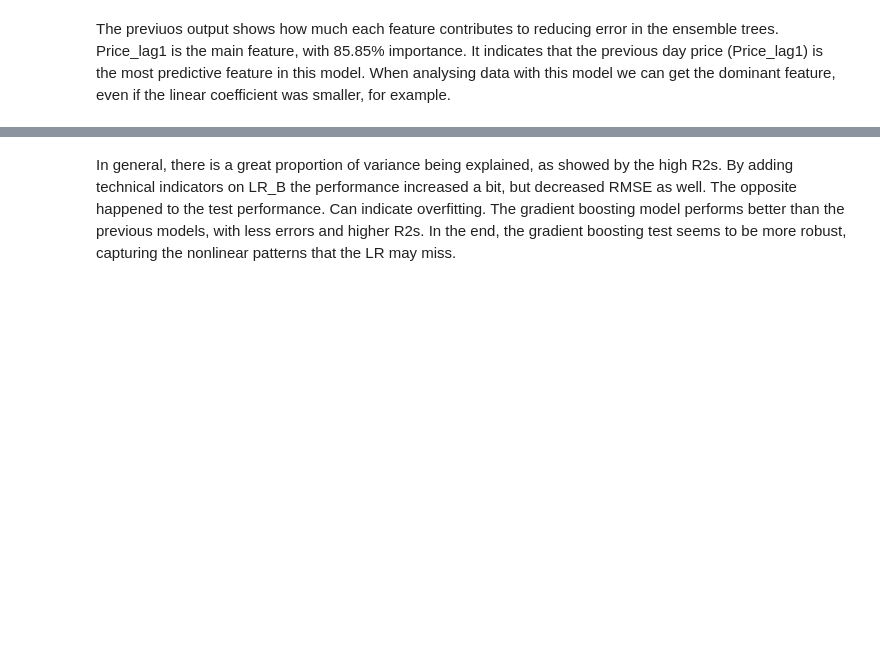
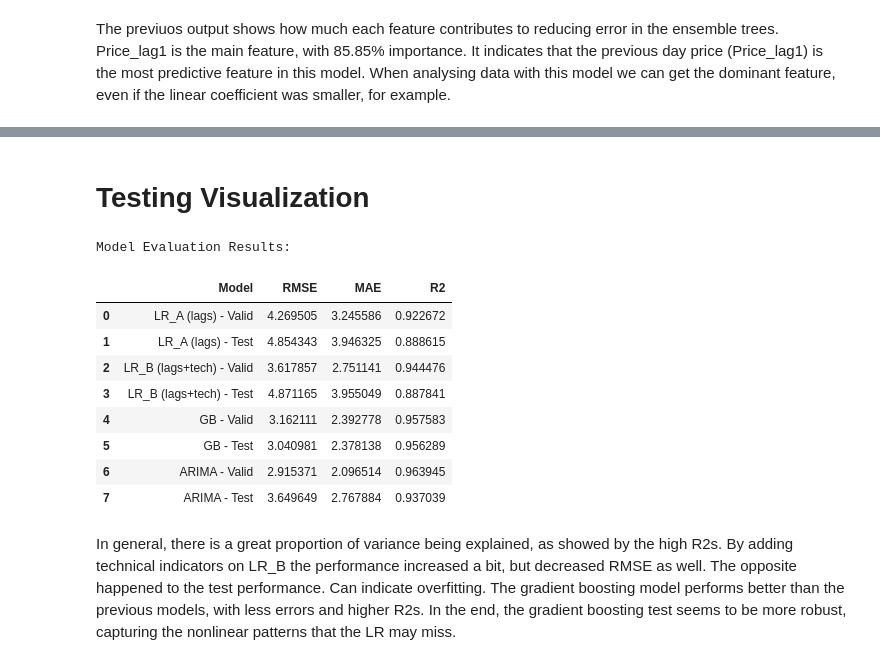
Before and after one commit to bruno-sassi/data_analytics_MSc, a Jupyter notebook: Projects/CaseStudy3/CaseProject/mlr_&_gradientboosting.ipynb, the cells around one changed output, grey strips where cells are left out. Saved outputs shown, nothing was run; the diff lists cells and outputs as text; code cells hidden in the pictures; blank space fills up the shorter version.

```diff
--- a/Projects/CaseStudy3/CaseProject/mlr_&_gradientboosting.ipynb
+++ b/Projects/CaseStudy3/CaseProject/mlr_&_gradientboosting.ipynb
@@ -227,9 +398,22 @@ When analysing data with this model we can get the dominant feature, even if the
+# %% [markdown]
+# Testing Visualization
 # %%
 # Final results table:
 
 results_df = pd.DataFrame(results)
 print("\nModel Evaluation Results:")
-print(results_df)
+results_df
+# %% [output]
+Model Evaluation Results:
+|  | Model | RMSE | MAE | R2 |
+| 0 | LR_A (lags) - Valid | 4.269505 | 3.245586 | 0.922672 |
+| 1 | LR_A (lags) - Test | 4.854343 | 3.946325 | 0.888615 |
+| 2 | LR_B (lags+tech) - Valid | 3.617857 | 2.751141 | 0.944476 |
+| 3 | LR_B (lags+tech) - Test | 4.871165 | 3.955049 | 0.887841 |
+| 4 | GB - Valid | 3.162111 | 2.392778 | 0.957583 |
+| 5 | GB - Test | 3.040981 | 2.378138 | 0.956289 |
+| 6 | ARIMA - Valid | 2.915371 | 2.096514 | 0.963945 |
+| 7 | ARIMA - Test | 3.649649 | 2.767884 | 0.937039 |
 # %% [markdown]
 In general, there is a great proportion of variance being explained, as showed by the high R2s.
 By adding technical indicators on LR_B the performance increased a bit, but decreased RMSE as well.
```
Also changed, not shown: parts of 37 cells of this notebook.
